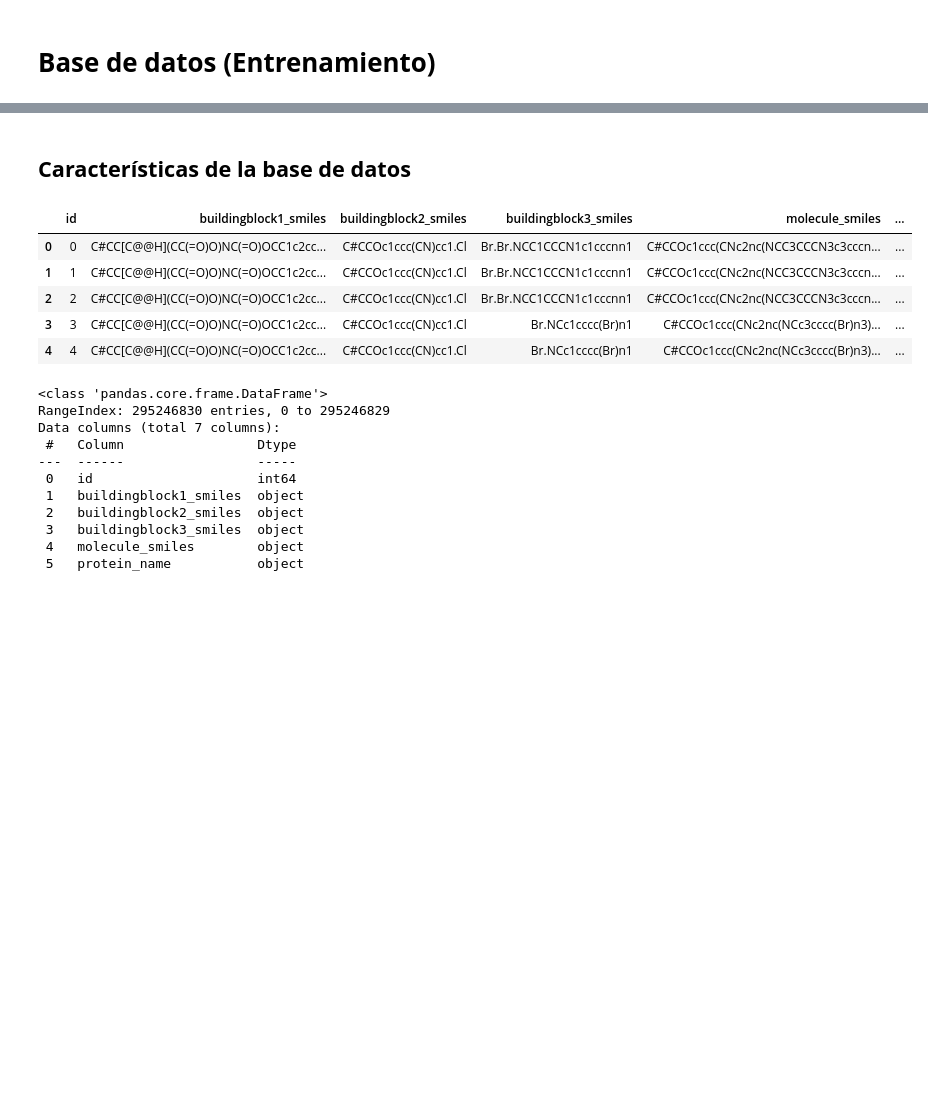
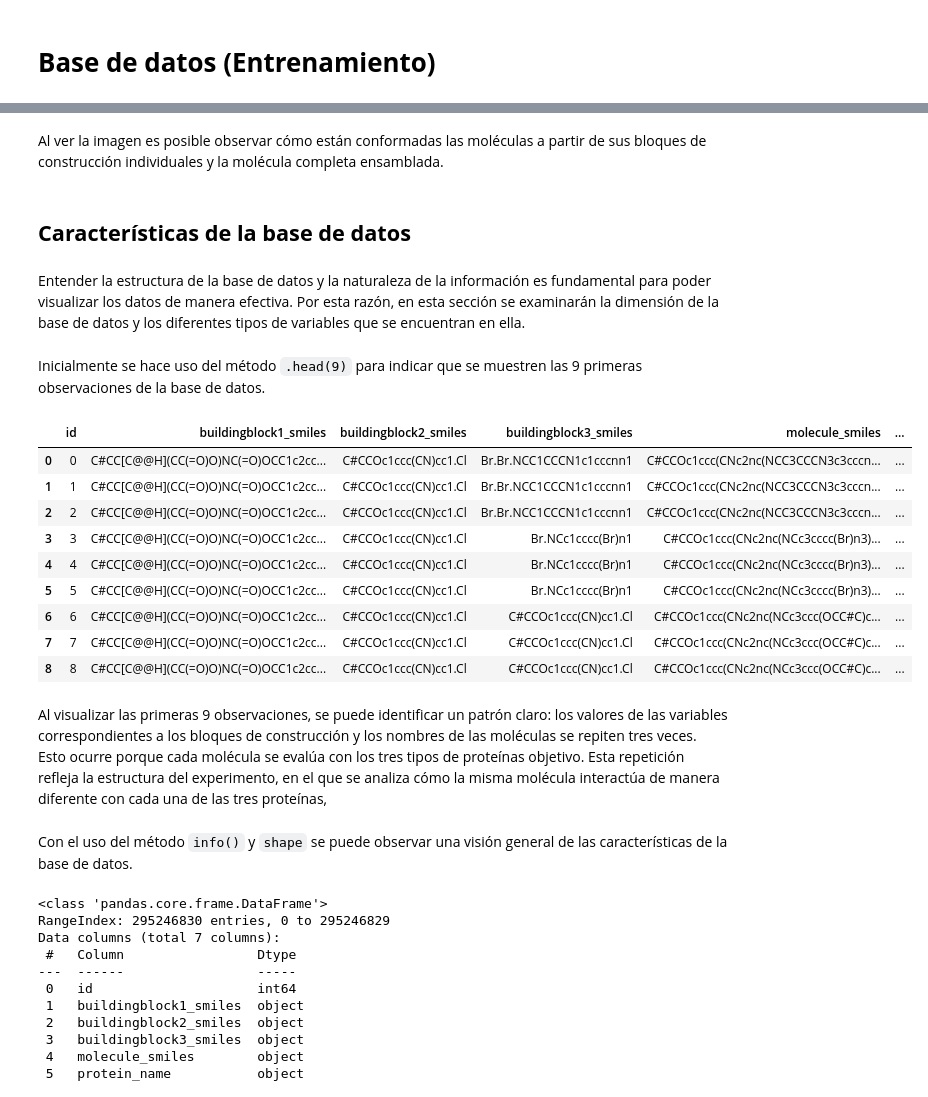
Before and after one commit to kmarcela11/MachineLearning, a Jupyter notebook: _sources/Ejercicio2.ipynb, the cells around one changed output, grey strips where cells are left out. Saved outputs shown, nothing was run; the diff lists cells and outputs as text; code cells hidden in the pictures; blank space fills up the shorter version.

```diff
--- a/_sources/Ejercicio2.ipynb
+++ b/_sources/Ejercicio2.ipynb
@@ -38,14 +83,28 @@ data = pd.read_parquet('train.parquet', engine = 'pyarrow')
+# %% [markdown]
+Al ver la imagen es posible observar cómo están conformadas las moléculas a partir de sus bloques de construcción individuales y la molécula completa ensamblada.
 # %% [markdown]
 ## **Características de la base de datos**
+# %% [markdown]
+Entender la estructura de la base de datos y la naturaleza de la información es fundamental para poder visualizar los datos de manera efectiva. Por esta razón, en esta sección se examinarán la dimensión de la base de datos y los diferentes tipos de variables que se encuentran en ella.
+# %% [markdown]
+Inicialmente se hace uso del método `.head(9)` para indicar que se muestren las 9 primeras observaciones de la base de datos.
 # %%
-data.head()
+data.head(9)
 # %% [output]
 |  | id | buildingblock1_smiles | buildingblock2_smiles | buildingblock3_smiles | molecule_smiles | ... |
 | 0 | 0 | C#CC[C@@H](CC(=O)O)NC(=O)OCC1c2cc... | C#CCOc1ccc(CN)cc1.Cl | Br.Br.NCC1CCCN1c1cccnn1 | C#CCOc1ccc(CNc2nc(NCC3CCCN3c3cccn... | ... |
 | 1 | 1 | C#CC[C@@H](CC(=O)O)NC(=O)OCC1c2cc... | C#CCOc1ccc(CN)cc1.Cl | Br.Br.NCC1CCCN1c1cccnn1 | C#CCOc1ccc(CNc2nc(NCC3CCCN3c3cccn... | ... |
 | 2 | 2 | C#CC[C@@H](CC(=O)O)NC(=O)OCC1c2cc... | C#CCOc1ccc(CN)cc1.Cl | Br.Br.NCC1CCCN1c1cccnn1 | C#CCOc1ccc(CNc2nc(NCC3CCCN3c3cccn... | ... |
 | 3 | 3 | C#CC[C@@H](CC(=O)O)NC(=O)OCC1c2cc... | C#CCOc1ccc(CN)cc1.Cl | Br.NCc1cccc(Br)n1 | C#CCOc1ccc(CNc2nc(NCc3cccc(Br)n3)... | ... |
 | 4 | 4 | C#CC[C@@H](CC(=O)O)NC(=O)OCC1c2cc... | C#CCOc1ccc(CN)cc1.Cl | Br.NCc1cccc(Br)n1 | C#CCOc1ccc(CNc2nc(NCc3cccc(Br)n3)... | ... |
+| 5 | 5 | C#CC[C@@H](CC(=O)O)NC(=O)OCC1c2cc... | C#CCOc1ccc(CN)cc1.Cl | Br.NCc1cccc(Br)n1 | C#CCOc1ccc(CNc2nc(NCc3cccc(Br)n3)... | ... |
+| 6 | 6 | C#CC[C@@H](CC(=O)O)NC(=O)OCC1c2cc... | C#CCOc1ccc(CN)cc1.Cl | C#CCOc1ccc(CN)cc1.Cl | C#CCOc1ccc(CNc2nc(NCc3ccc(OCC#C)c... | ... |
+| 7 | 7 | C#CC[C@@H](CC(=O)O)NC(=O)OCC1c2cc... | C#CCOc1ccc(CN)cc1.Cl | C#CCOc1ccc(CN)cc1.Cl | C#CCOc1ccc(CNc2nc(NCc3ccc(OCC#C)c... | ... |
+| 8 | 8 | C#CC[C@@H](CC(=O)O)NC(=O)OCC1c2cc... | C#CCOc1ccc(CN)cc1.Cl | C#CCOc1ccc(CN)cc1.Cl | C#CCOc1ccc(CNc2nc(NCc3ccc(OCC#C)c... | ... |
+# %% [markdown]
+Al visualizar las primeras 9 observaciones, se puede identificar un patrón claro: los valores de las variables correspondientes a los bloques de construcción y los nombres de las moléculas se repiten tres veces. Esto ocurre porque cada molécula se evalúa con los tres tipos de proteínas objetivo. Esta repetición refleja la estructura del experimento, en el que se analiza cómo la misma molécula interactúa de manera diferente con cada una de las tres proteínas,
+# %% [markdown]
+Con el uso del método `info()` y `shape` se puede observar una visión general de las características de la base de datos.
 # %%
 data.info()
 # %% [output]
```
Also changed, not shown: parts of 163 cells of this notebook, 13 other files.
